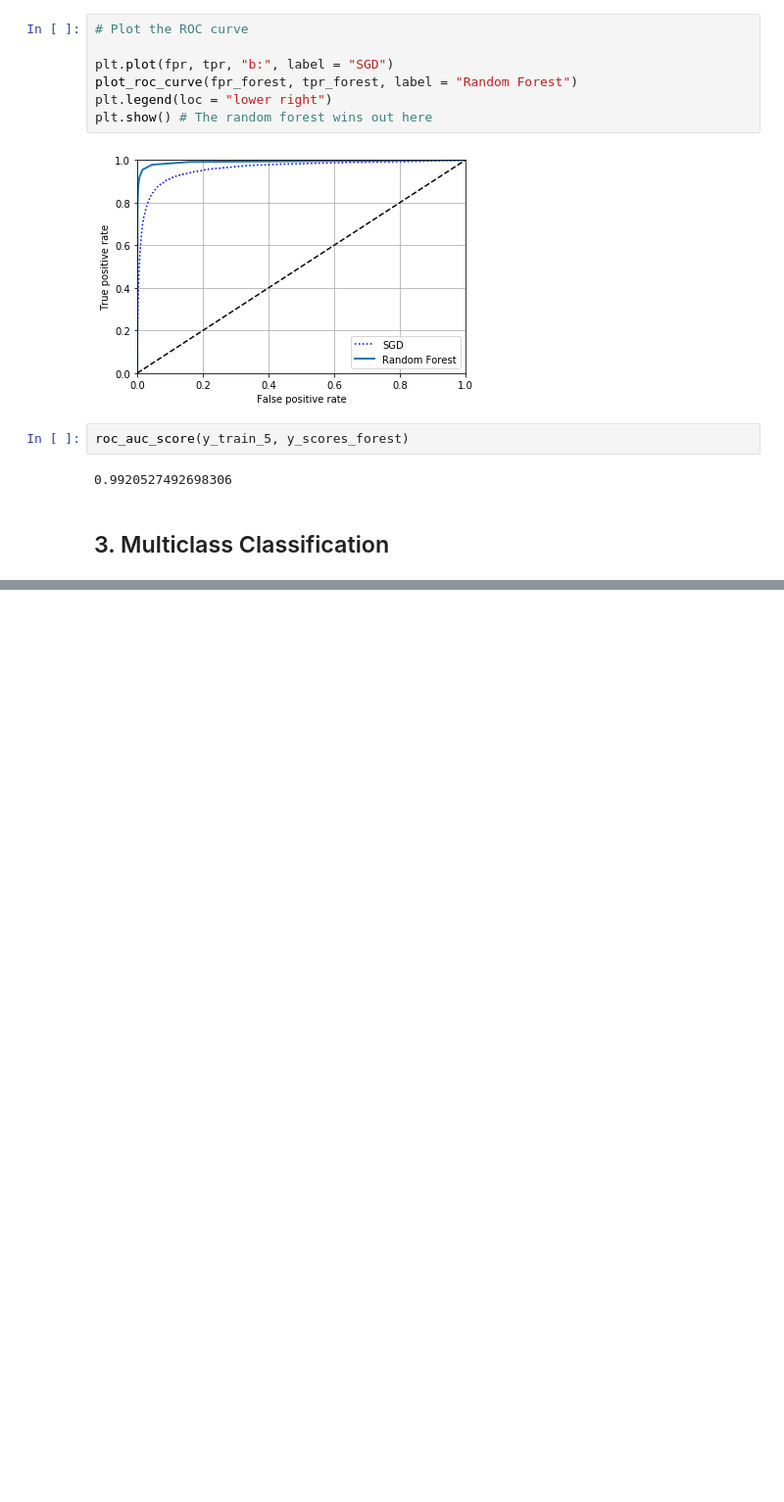
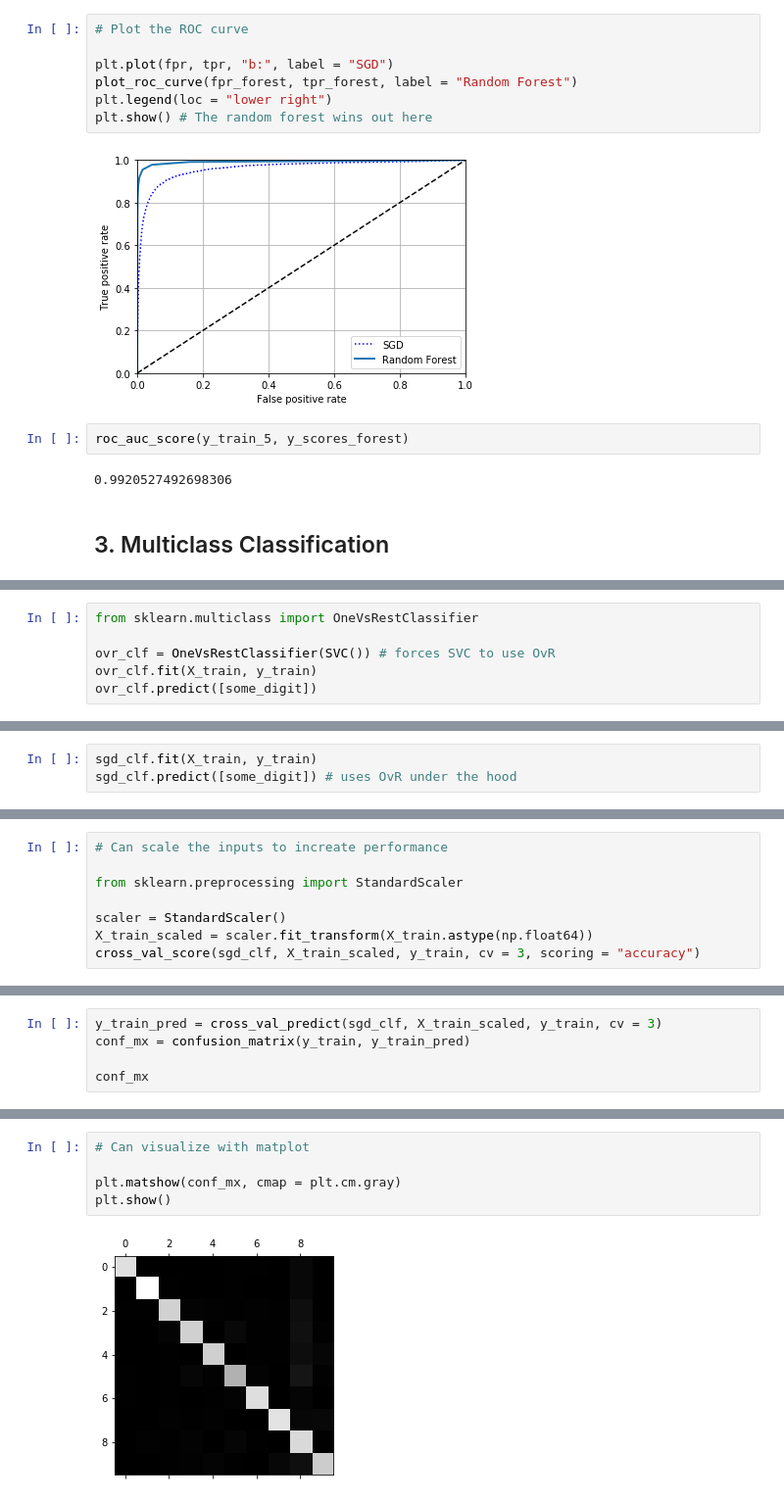
Before and after one commit to rschmidt347/python_ML, a Jupyter notebook: 03_classification.ipynb, the cells around one changed output, grey strips where cells are left out. Shown at 98% size. Drawn from its saved outputs; the diff is of its cells as text; blank space fills up the shorter version.

```diff
--- a/03_classification.ipynb
+++ b/03_classification.ipynb
@@ -314,0 +356,6 @@ roc_auc_score(y_train_5, y_scores_forest)
+# %%
+from sklearn.multiclass import OneVsRestClassifier
+
+ovr_clf = OneVsRestClassifier(SVC()) # forces SVC to use OvR
+ovr_clf.fit(X_train, y_train)
+ovr_clf.predict([some_digit])
@@ -314,0 +366,3 @@ roc_auc_score(y_train_5, y_scores_forest)
+# %%
+sgd_clf.fit(X_train, y_train)
+sgd_clf.predict([some_digit]) # uses OvR under the hood
@@ -314,0 +386,8 @@ roc_auc_score(y_train_5, y_scores_forest)
+# %%
+# Can scale the inputs to increate performance
+
+from sklearn.preprocessing import StandardScaler
+
+scaler = StandardScaler()
+X_train_scaled = scaler.fit_transform(X_train.astype(np.float64))
+cross_val_score(sgd_clf, X_train_scaled, y_train, cv = 3, scoring = "accuracy")
@@ -314,0 +398,5 @@ roc_auc_score(y_train_5, y_scores_forest)
+# %%
+y_train_pred = cross_val_predict(sgd_clf, X_train_scaled, y_train, cv = 3)
+conf_mx = confusion_matrix(y_train, y_train_pred)
+
+conf_mx
@@ -314,0 +415,7 @@ roc_auc_score(y_train_5, y_scores_forest)
+# %%
+# Can visualize with matplot
+
+plt.matshow(conf_mx, cmap = plt.cm.gray)
+plt.show()
+# %% [output]
+[figure, added]
```
Also changed, not shown: parts of 30 cells of this notebook.
